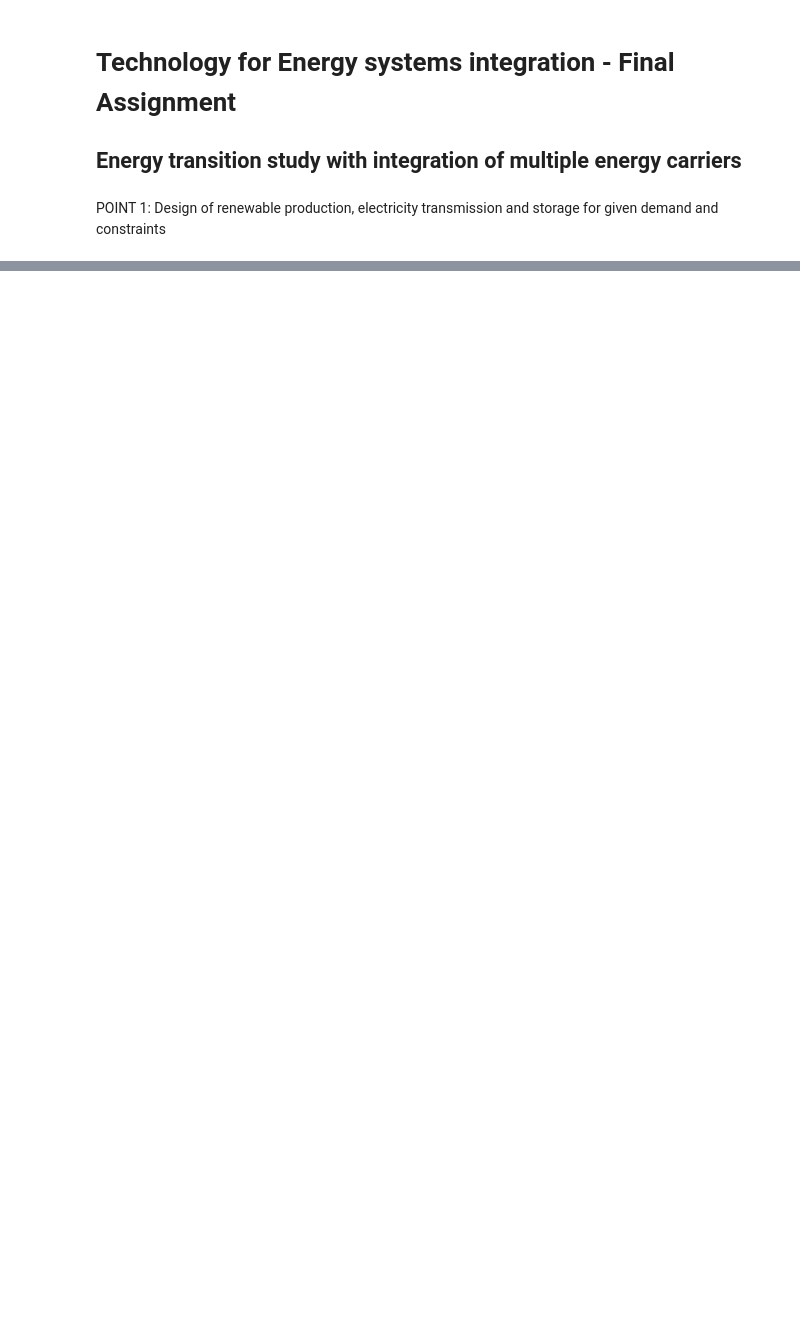
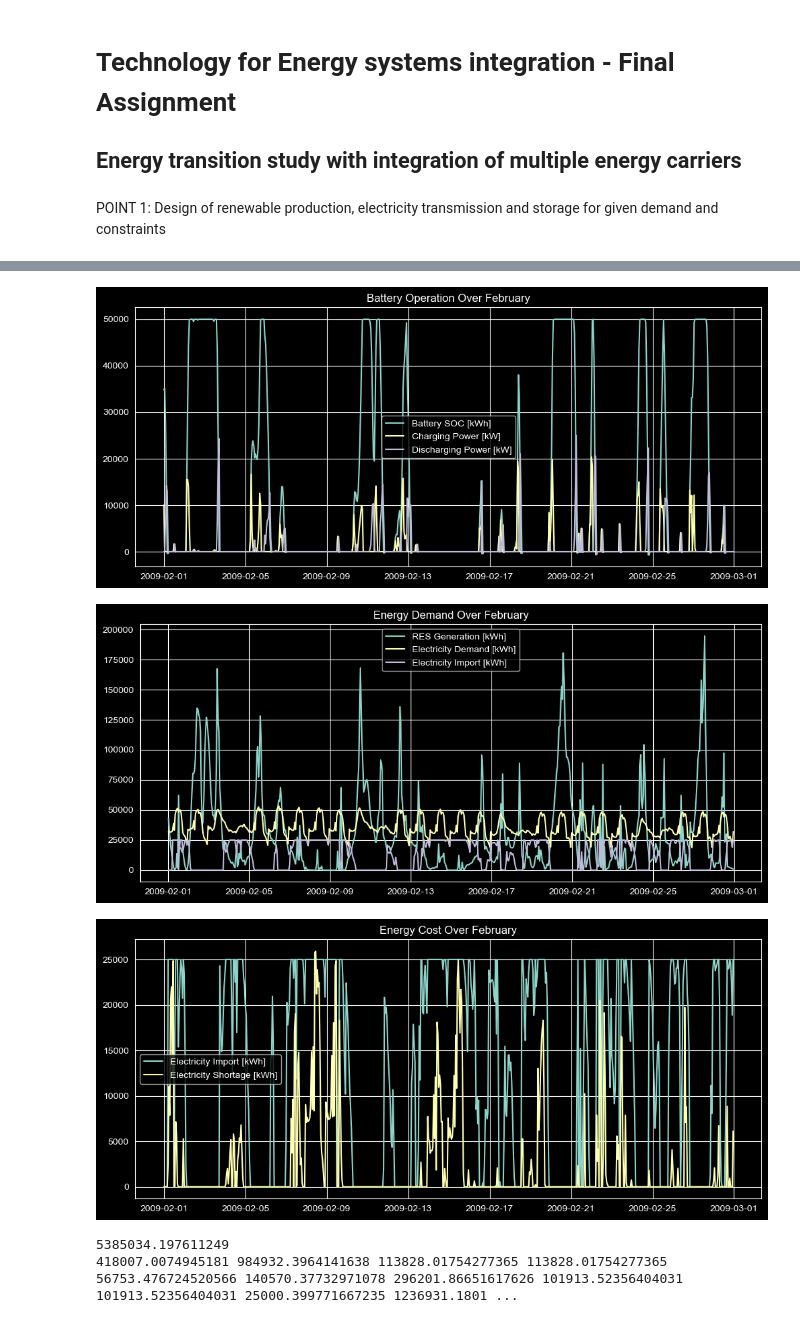
Before and after one commit to karivero/esi_final_repo, a Jupyter notebook: final_esi/ESI_Assignment/ESI_assignment_point1_empty.ipynb, the cells around one changed output, grey strips where cells are left out. Drawn from its saved outputs; the diff is of its cells as text; code cells hidden in the pictures; blank space fills up the shorter version.

```diff
--- a/final_esi/ESI_Assignment/ESI_assignment_point1_empty.ipynb
+++ b/final_esi/ESI_Assignment/ESI_assignment_point1_empty.ipynb
@@ -267,10 +288,10 @@ Wind_opex = get_value(tech_eco_data, 'Wind turbine', 'Opex') / 100  # % capex/ye
 # grab additional techno-economic data
 Solar_capex = get_value(tech_eco_data, 'Solar panel', 'Investment cost')  #EUR/kw
 Solar_lifetime = get_value(tech_eco_data, 'Solar panel', 'Lifetime') # year
-Solar_opex = get_value(tech_eco_data, 'Solar panel', 'Opex') # % capex/year
+Solar_opex = get_value(tech_eco_data, 'Solar panel', 'Opex') / 100 # % capex/year
 Electricity_cable_capex = get_value(tech_eco_data, 'Electricity cable', 'Investment cost') #EUR/kw/km
 Electricity_cable_lifetime = get_value(tech_eco_data, 'Electricity cable', 'Lifetime') # year
-Electricity_cable_fixed_opex = get_value(tech_eco_data, 'Electricity cable', 'Fixed Opex') # %capex/year
+Electricity_cable_fixed_opex = get_value(tech_eco_data, 'Electricity cable', 'Fixed Opex') / 100 # %capex/year
 Electricity_cable_losses = get_value(tech_eco_data, 'Electricity cable', 'Losses') # % per 100km
 
 # relevant for part 2
@@ -281,7 +302,7 @@ Electricity_cable_losses = get_value(tech_eco_data, 'Electricity cable', 'Losses
 
 Li_ion_battery_capex = get_value(tech_eco_data, 'Li-ion battery', 'Investment cost') # EUR/kWh
 Li_ion_battery_lifetime = get_value(tech_eco_data, 'Li-ion battery', 'Lifetime') # year
-Li_ion_battery_opex = get_value(tech_eco_data, 'Li-ion battery', 'Opex') # % capex/year
+Li_ion_battery_opex = get_value(tech_eco_data, 'Li-ion battery', 'Opex') / 100 # % capex/year
 Li_ion_battery_charging_efficiency = get_value(tech_eco_data, 'Li-ion battery', 'Charging efficiency') # % input energy
 Li_ion_battery_discharging_efficiency = get_value(tech_eco_data, 'Li-ion battery', 'Discharging efficiency') # % output energy
 Li_ion_battery_self_discharge_coefficient = get_value(tech_eco_data, 'Li-ion battery', 'Self-discharge coefficient') # % per hour
@@ -384 +504,36 @@ Battery_zone2_total_cost_monthly = Battery_zone2_total_capex_cost_monthly + Batt
+# %%
+plt.figure(figsize=(12,5))
+plt.plot(SOC_zone2, label='Battery SOC [kWh]')
+plt.plot(Charge_zone2, label='Charging Power [kW]')
+plt.plot(Discharge_zone2, label='Discharging Power [kW]')
+plt.legend()
+plt.title("Battery Operation Over February")
+plt.grid(True)
+plt.show()
+
+plt.figure(figsize=(12,5))
+plt.plot(Total_RES_generation, label='RES Generation [kWh]')
+plt.plot(el_demand, label='Electricity Demand [kWh]')
+plt.plot(Electricity_import, label='Electricity Import [kWh]')
+plt.legend()
+plt.title("Energy Demand Over February")
+plt.grid(True)
+plt.show()
+
+plt.figure(figsize=(12,5))
+plt.plot(Electricity_import, label='Electricity Import [kWh]')
+plt.plot(Electricity_shortage, label='Electricity Shortage [kWh]')
+plt.legend()
+plt.title("Energy Cost Over February")
+plt.grid(True)
+plt.show()
+
+print(Complete_costs)
+print(Solar_total_capex_cost_monthly, Wind_total_capex_cost_monthly, Battery_zone1_total_capex_cost_monthly, Battery_zone2_total_capex_cost_monthly, Cables_total_capex_cost_monthly, Solar_total_opex_cost_monthly, Wind_total_opex_cost_monthly, Battery_zone1_opex_cost_monthly, Battery_zone2_opex_cost_monthly, Cables_total_opex_cost_monthly, Import_cost_monthly, Lost_load_cost_monthly)
+# %% [output]
+[figure, added]
+[figure, added]
+[figure, added]
+5385034.197611249
+418007.0074945181 984932.3964141638 113828.01754277365 113828.01754277365 56753.476724520566 140570.37732971078 296201.86651617626 101913.52356404031 101913.52356404031 25000.399771667235 1236931.1801 ...
 # %% [markdown]
```
Also changed, not shown: parts of 10 cells of this notebook.
